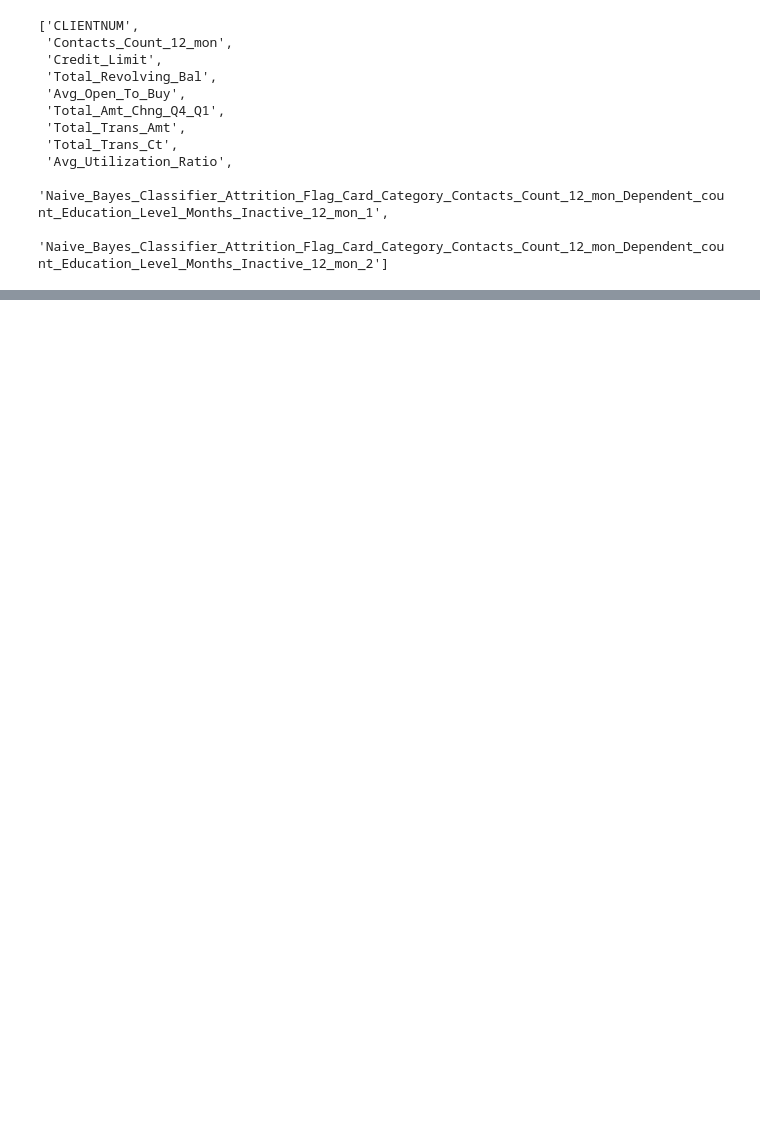
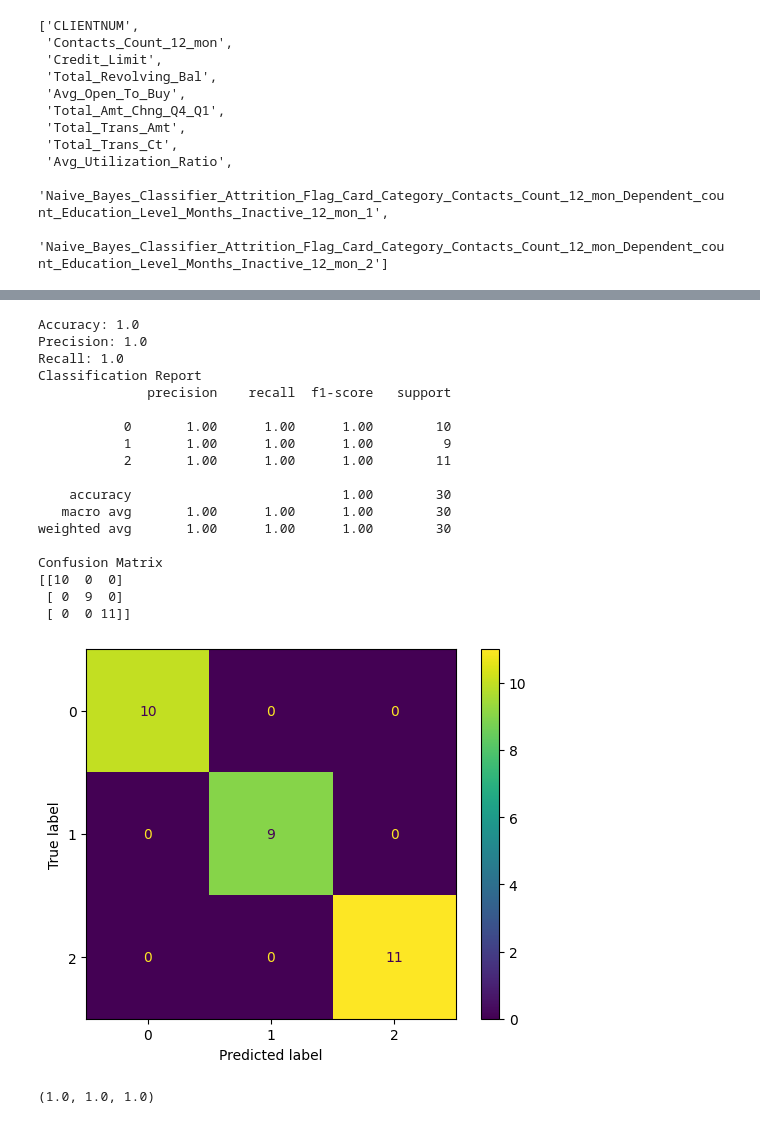
Before and after one commit to enax93/ToolBoox, a Jupyter notebook: Toollbox_II/Pruebas_Emma.ipynb, the cells around one changed output, grey strips where cells are left out. Saved outputs shown, nothing was run; the diff lists cells and outputs as text; code cells hidden in the pictures; blank space fills up the shorter version.

```diff
--- a/Toollbox_II/Pruebas_Emma.ipynb
+++ b/Toollbox_II/Pruebas_Emma.ipynb
@@ -126,0 +235,41 @@ get_features_num_classification(df,"Gender",0.05)
+# %%
+from sklearn.datasets import load_iris
+from sklearn.model_selection import train_test_split
+from sklearn.ensemble import RandomForestClassifier
+
+# Cargar el dataset
+data = load_iris()
+X = data.data
+y = data.target
+
+# Dividir el dataset
+X_train, X_test, y_train, y_test = train_test_split(X, y, test_size=0.2, random_state=42)
+
+# Entrenar un modelo simple
+model = RandomForestClassifier(random_state=42)
+model.fit(X_train, y_train)
+predictions = model.predict(X_test)
+
+# Evaluar el modelo
+eval_model(y_test, predictions, 'classification', ['ACCURACY', 'PRECISION', 'RECALL', 'CLASS_REPORT', 'MATRIX'])
+# %% [output]
+Accuracy: 1.0
+Precision: 1.0
+Recall: 1.0
+Classification Report
+              precision    recall  f1-score   support
+
+           0       1.00      1.00      1.00        10
+           1       1.00      1.00      1.00         9
+           2       1.00      1.00      1.00        11
+
+    accuracy                           1.00        30
+   macro avg       1.00      1.00      1.00        30
+weighted avg       1.00      1.00      1.00        30
+
+Confusion Matrix
+[[10  0  0]
+ [ 0  9  0]
+ [ 0  0 11]]
+[figure, added]
+(1.0, 1.0, 1.0)
```
Also changed, not shown: parts of 2 cells of this notebook, 3 other files.
